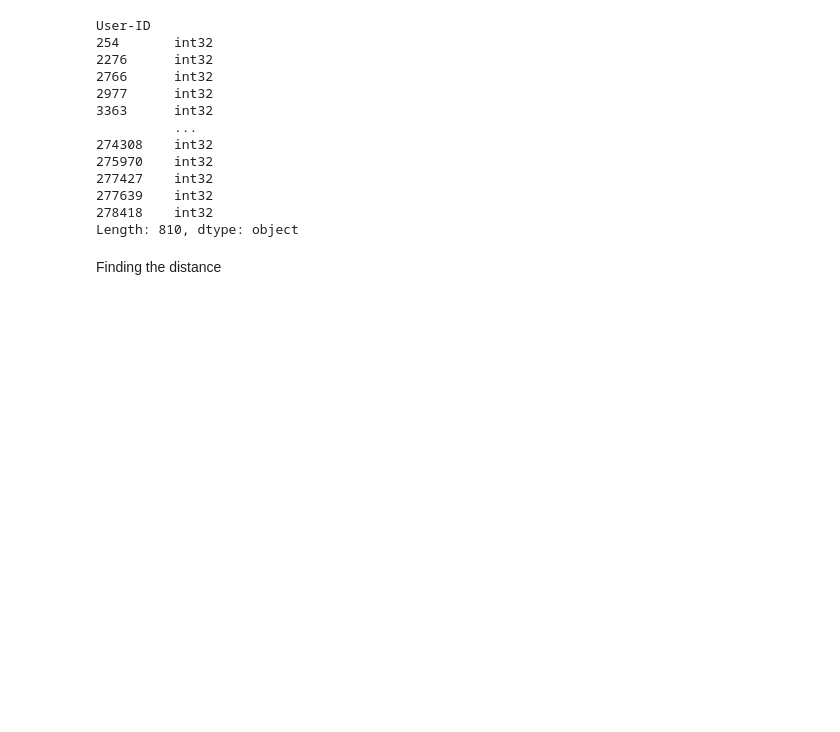
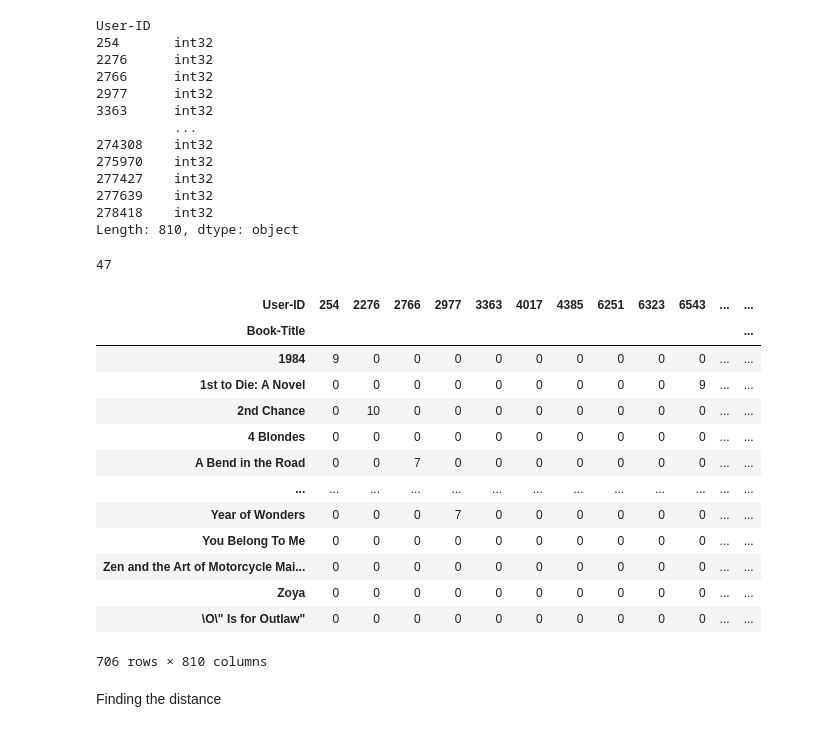
Before and after one commit to NityaVerma19/Book-Recommendation-System, a Jupyter notebook: Book_Recommendation.ipynb, the cells around one changed output. Drawn from its saved outputs; the diff is of its cells as text; code cells hidden in the pictures; blank space fills up the shorter version.

```diff
--- a/Book_Recommendation.ipynb
+++ b/Book_Recommendation.ipynb
@@ -164,6 +164,27 @@ User-ID
 277639    int32
 278418    int32
 Length: 810, dtype: object
+# %%
+np.where(pt.index == 'Animal Farm')[0][0]
+# %% [output]
+47
+# %%
+pt
+# %% [output]
+| User-ID | 254 | 2276 | 2766 | 2977 | 3363 | 4017 | 4385 | 6251 | 6323 | 6543 | ... | ... |
+| Book-Title |  |  |  |  |  |  |  |  |  |  |  | ... |
+| 1984 | 9 | 0 | 0 | 0 | 0 | 0 | 0 | 0 | 0 | 0 | ... | ... |
+| 1st to Die: A Novel | 0 | 0 | 0 | 0 | 0 | 0 | 0 | 0 | 0 | 9 | ... | ... |
+| 2nd Chance | 0 | 10 | 0 | 0 | 0 | 0 | 0 | 0 | 0 | 0 | ... | ... |
+| 4 Blondes | 0 | 0 | 0 | 0 | 0 | 0 | 0 | 0 | 0 | 0 | ... | ... |
+| A Bend in the Road | 0 | 0 | 7 | 0 | 0 | 0 | 0 | 0 | 0 | 0 | ... | ... |
+| ... | ... | ... | ... | ... | ... | ... | ... | ... | ... | ... | ... | ... |
+| Year of Wonders | 0 | 0 | 0 | 7 | 0 | 0 | 0 | 0 | 0 | 0 | ... | ... |
+| You Belong To Me | 0 | 0 | 0 | 0 | 0 | 0 | 0 | 0 | 0 | 0 | ... | ... |
+| Zen and the Art of Motorcycle Mai... | 0 | 0 | 0 | 0 | 0 | 0 | 0 | 0 | 0 | 0 | ... | ... |
+| Zoya | 0 | 0 | 0 | 0 | 0 | 0 | 0 | 0 | 0 | 0 | ... | ... |
+| \O\" Is for Outlaw" | 0 | 0 | 0 | 0 | 0 | 0 | 0 | 0 | 0 | 0 | ... | ... |
+706 rows × 810 columns
 # %% [markdown]
 Finding the distance
 # %%
```
Also changed, not shown: parts of 10 cells of this notebook, 2 other files.
